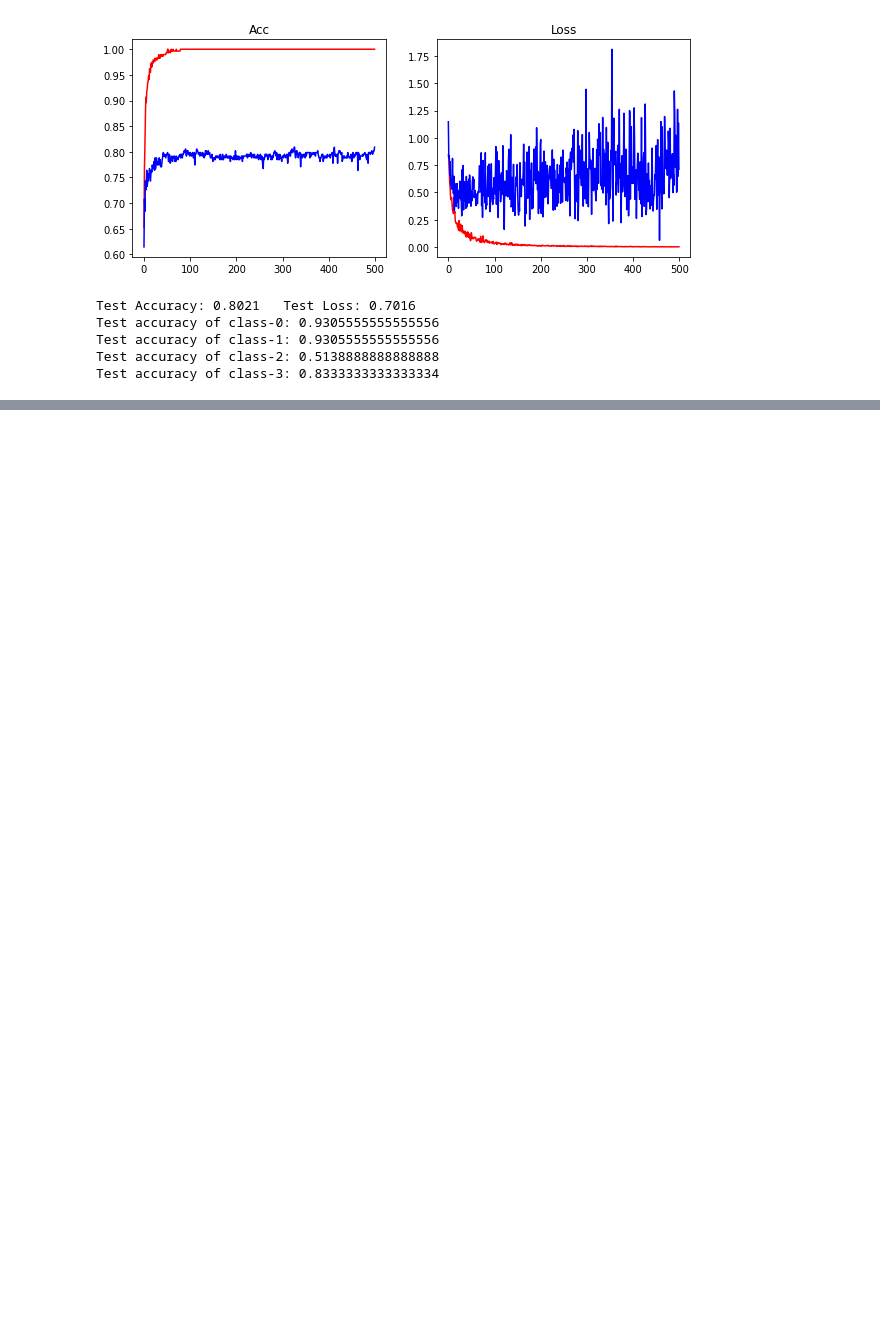
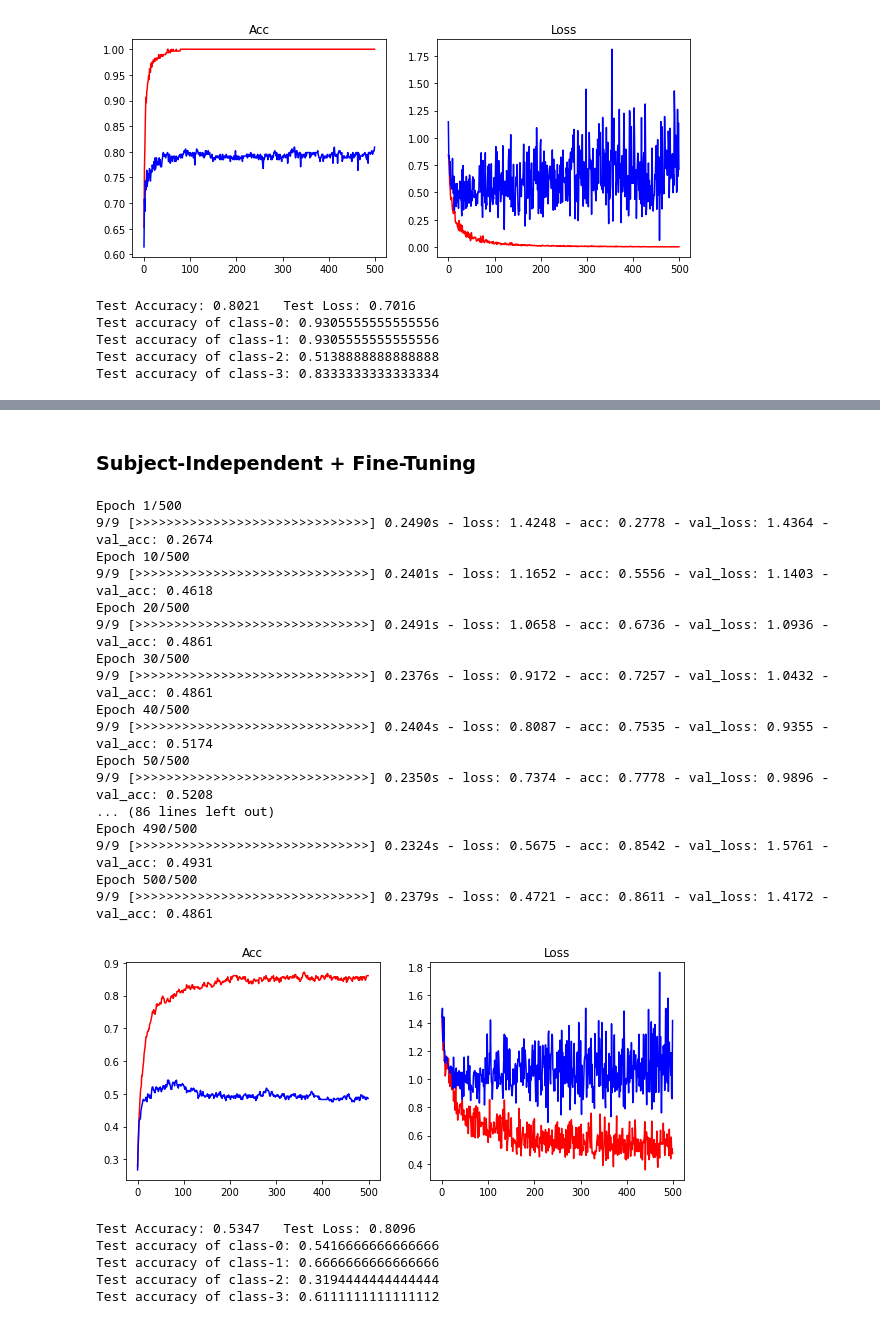
Before and after one commit to cemeteryparty/BCI_5275_Lab4_2, a Jupyter notebook: src/5275_Lab4_2.ipynb, the cells around one changed output, grey strips where cells are left out. Drawn from its saved outputs; the diff is of its cells as text; code cells hidden in the pictures; blank space fills up the shorter version.

```diff
--- a/src/5275_Lab4_2.ipynb
+++ b/src/5275_Lab4_2.ipynb
@@ -1642,0 +1813,62 @@ Test accuracy of class-3: 0.8333333333333334
+# %% [markdown]
+### Subject-Independent + Fine-Tuning
+# %%
+trainloader = DataLoader(dataset=ft_trainset, batch_size=32, shuffle=True)
+testloader = DataLoader(dataset=testset, batch_size=32, shuffle=True)
+si_model.save("./model/pre-trained_si_model.pt")
+si_model_dup = torch.load("./model/pre-trained_si_model.pt")
+for param in si_model_dup.parameters():
+    param.requires_grad = False
+si_model_dup.fc[3] = nn.Linear(si_model_dup.fc[3].in_features, 4)
+ft_model = si_model_dup.to(device)
+#summary(ft_model, (1, 22, 562))
+model = Model(ft_model, lr=0.001)
+model.optimizer = optim.Adam(si_model_dup.fc[3].parameters(), lr=0.001)
+tsception_sift_his = model.fit(trainloader=trainloader, validloader=testloader, epochs=500, monitor=["acc", "val_acc"])
+plt.figure(figsize = (10, 4))
+plt.subplot(1, 2, 1)
+plt.title("Acc")
+plt.plot(tsception_sift_his["acc"], color="red")
+plt.plot(tsception_sift_his["val_acc"], color="blue")
+plt.subplot(1, 2, 2)
+plt.title("Loss")
+plt.plot(tsception_sift_his["loss"], color="red")
+plt.plot(tsception_sift_his["val_loss"], color="blue")
+plt.show()
+# %% [output]
+Epoch 1/500
+9/9 [>>>>>>>>>>>>>>>>>>>>>>>>>>>>>>] 0.2490s - loss: 1.4248 - acc: 0.2778 - val_loss: 1.4364 - val_acc: 0.2674
+Epoch 10/500
+9/9 [>>>>>>>>>>>>>>>>>>>>>>>>>>>>>>] 0.2401s - loss: 1.1652 - acc: 0.5556 - val_loss: 1.1403 - val_acc: 0.4618
+Epoch 20/500
+9/9 [>>>>>>>>>>>>>>>>>>>>>>>>>>>>>>] 0.2491s - loss: 1.0658 - acc: 0.6736 - val_loss: 1.0936 - val_acc: 0.4861
+Epoch 30/500
+9/9 [>>>>>>>>>>>>>>>>>>>>>>>>>>>>>>] 0.2376s - loss: 0.9172 - acc: 0.7257 - val_loss: 1.0432 - val_acc: 0.4861
+Epoch 40/500
+9/9 [>>>>>>>>>>>>>>>>>>>>>>>>>>>>>>] 0.2404s - loss: 0.8087 - acc: 0.7535 - val_loss: 0.9355 - val_acc: 0.5174
+Epoch 50/500
+9/9 [>>>>>>>>>>>>>>>>>>>>>>>>>>>>>>] 0.2350s - loss: 0.7374 - acc: 0.7778 - val_loss: 0.9896 - val_acc: 0.5208
+... (86 lines left out)
+Epoch 490/500
+9/9 [>>>>>>>>>>>>>>>>>>>>>>>>>>>>>>] 0.2324s - loss: 0.5675 - acc: 0.8542 - val_loss: 1.5761 - val_acc: 0.4931
+Epoch 500/500
+9/9 [>>>>>>>>>>>>>>>>>>>>>>>>>>>>>>] 0.2379s - loss: 0.4721 - acc: 0.8611 - val_loss: 1.4172 - val_acc: 0.4861
+[figure, added]
+# %%
+sift_model = Model.load(tsception_sift_his["lastest_model_path"])
+eva_test = sift_model.evaluate(dataloader=testloader)
+print(f"Test Accuracy: {eva_test[1]:.4f}\tTest Loss: {eva_test[0]:.4f}")
+rec_test = {"total": [0, 0, 0, 0], "hit": [0, 0, 0, 0]}
+real_test = teY.reshape(teY.size)
+pred_test = sift_model.predict(dataset=testset)
+for i in range(288):
+    rec_test["total"][real_test[i]] += 1
+    rec_test["hit"][real_test[i]] += (1 if real_test[i] == pred_test[i] else 0)
+for i in range(4):
+    print("Test accuracy of class-{}: {}".format(i, rec_test["hit"][i] / rec_test["total"][i]))
+# %% [output]
+Test Accuracy: 0.5347   Test Loss: 0.8096
+Test accuracy of class-0: 0.5416666666666666
+Test accuracy of class-1: 0.6666666666666666
+Test accuracy of class-2: 0.3194444444444444
+Test accuracy of class-3: 0.6111111111111112
```
Also changed, not shown: parts of 10 cells of this notebook, 1 other file.
